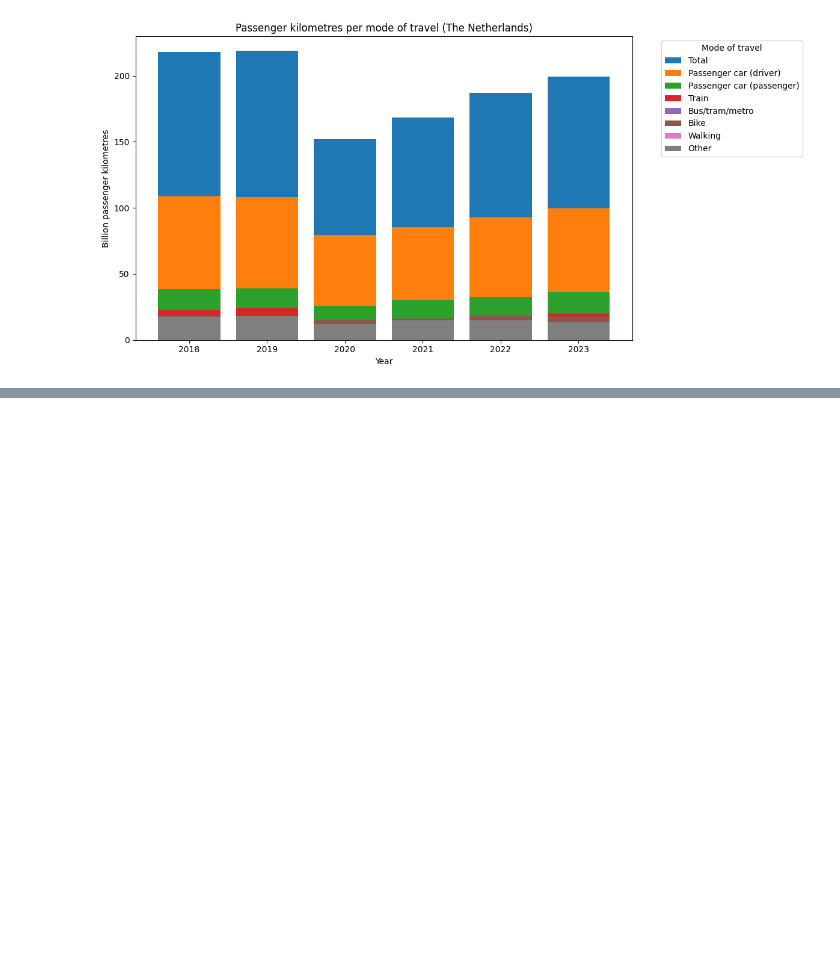
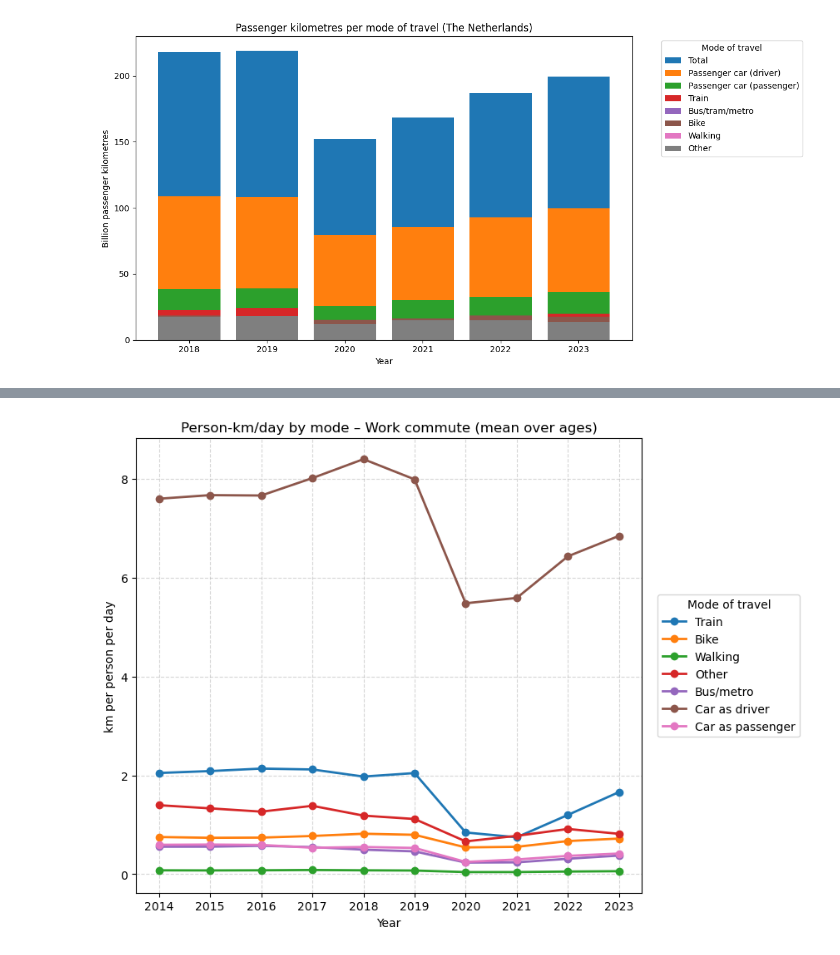
Before and after one commit to lotterus2003/groep24, a Jupyter notebook: Subquestion 1/Subquestion 1.ipynb, the cells around one changed output, grey strips where cells are left out. Cells and saved outputs as stored; diff of their text form; code cells hidden in the pictures; blank space fills up the shorter version.

```diff
--- a/Subquestion 1/Subquestion 1.ipynb
+++ b/Subquestion 1/Subquestion 1.ipynb
@@ -251,0 +332,74 @@ plt.show()
+# %%
+# Work-commute by transport mode over the years
+
+# Filter for the desired travel motive and total gender category
+# (we keep all transport modes except the overall 'Total' row)
+motive = "Travel to/from work, (non)-daily commute"
+df_modes = df_clean[
+    (df_clean["Travel motives"] == motive) &
+    (df_clean["Sex"] == "Total male and female")
+].copy()
+
+# 2) Calculate total person-kilometres per day
+df_modes["person_km_per_day"] = df_modes[stages_col] * df_modes[dist_col]
+
+# 3) Compute the average across all age groups per year and per transport mode
+agg = (
+    df_modes
+    .groupby(["Periods", "Modes of travel"], as_index=False)["person_km_per_day"]
+    .mean()
+)
+
+# 4) Remove the 'Total' transport mode (we only want the individual modes)
+agg = agg[agg["Modes of travel"] != "Total"].copy()
+
+# 5) Pivot the table: rows = years, columns = transport modes, values = avg km/person/day
+pivot = (
+    agg.pivot(index="Periods", columns="Modes of travel", values="person_km_per_day")
+    .sort_index()
+)
+
+# Reorder columns to make the legend/order of lines more logical
+order = [
+    "Passenger car (driver)",
+    "Passenger car (passenger)",
+    "Train",
+    "Bus/tram/metro",
+    "Bike",
+    "Walking",
+    "Other",
+]
+cols = [c for c in order if c in pivot.columns] + [c for c in pivot.columns if c not in order]
+pivot = pivot[cols]
+
+# 6) Plot the trends over time
+import matplotlib.pyplot as plt
+
+plt.figure(figsize=(10, 6))
+
+# Plot one line per transport mode
+for col in pivot.columns:
+    plt.plot(pivot.index, pivot[col], marker="o", linewidth=2, label=col)
+
+# Legend: positioned outside the plot area, aligned on the right
+plt.legend(
+    title="Mode of travel",
+    bbox_to_anchor=(1.02, 0.5),  # position: slightly outside the right border
+    loc="center left",           # align legend box to the left of the anchor
+    ncol=1,                      # single column legend
+    frameon=True
+)
+
+# Adjust layout to make space for the external legend
+plt.tight_layout(rect=[0, 0, 0.85, 1])
+
+# Titles, labels, and style
+plt.title("Person-km/day by mode – Work commute (mean over ages)")
+plt.xlabel("Year")
+plt.ylabel("km per person per day")
+plt.grid(True, linestyle="--", alpha=0.5)
+plt.xticks(pivot.index)  # ensure all years are shown on the x-axis
+
+plt.show()
+# %% [output]
+[figure, added]
```
Also changed, not shown: parts of 3 cells of this notebook.
